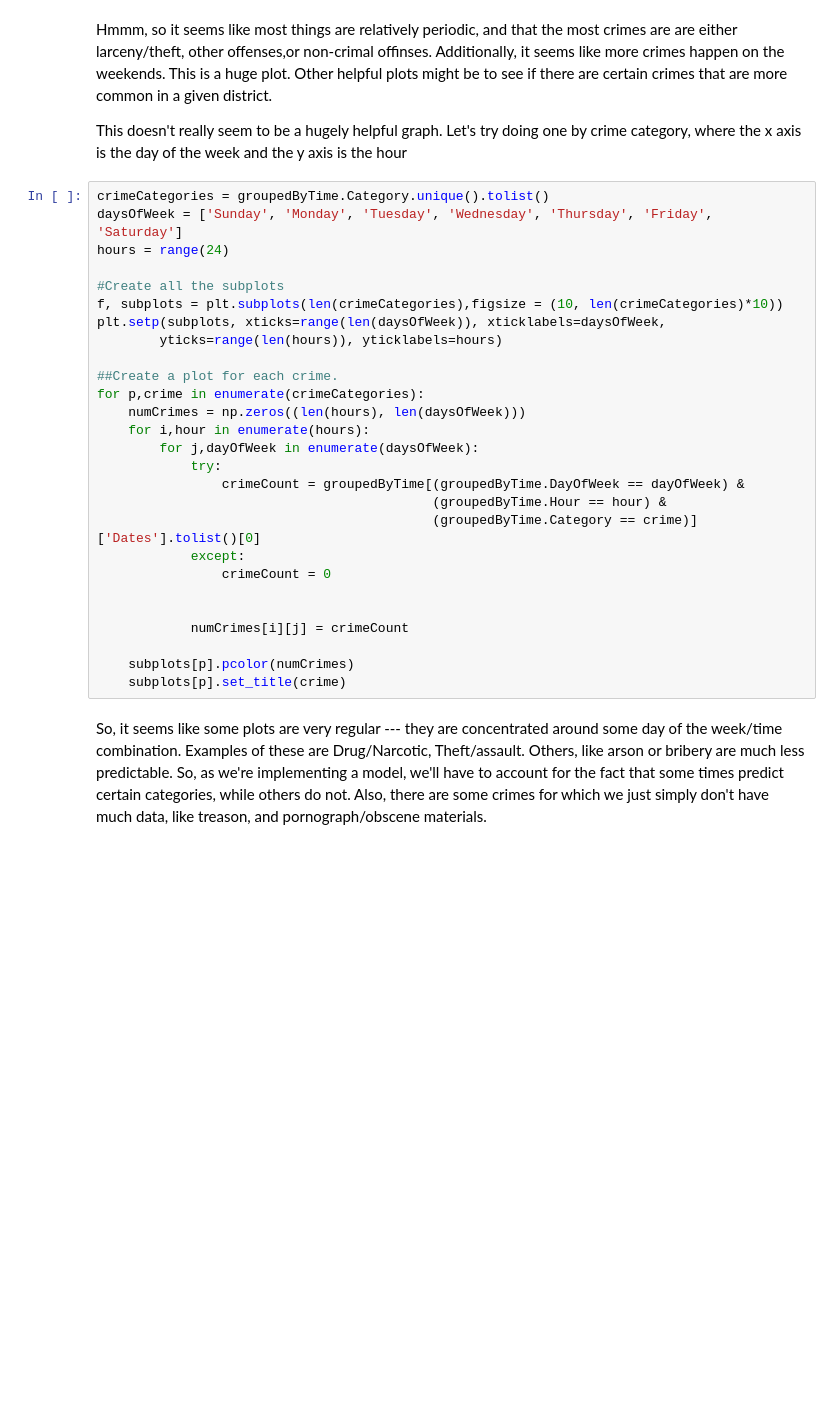
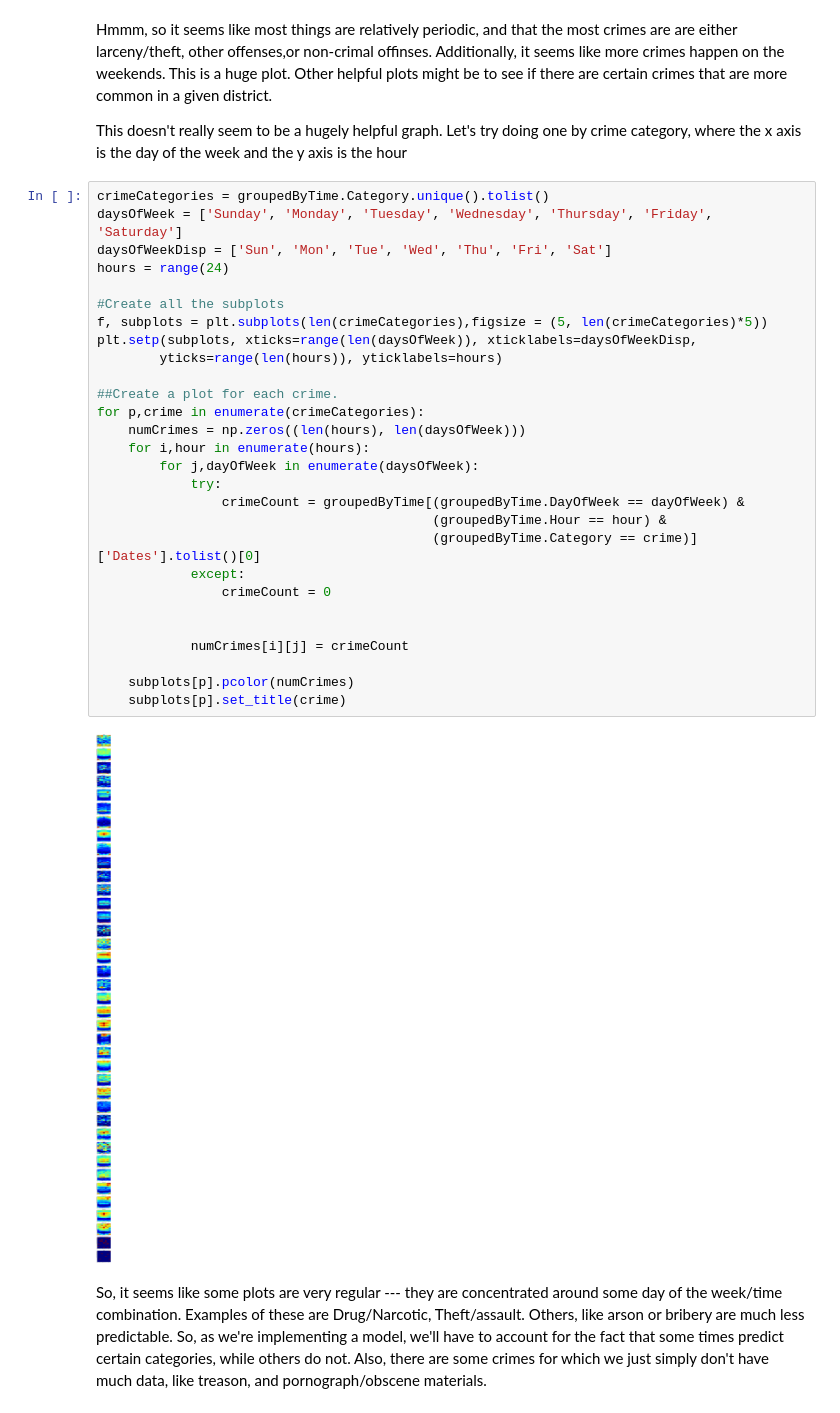
Before and after one commit to paulruvolo/DataScience16CYOA, a Jupyter notebook: Data Exploration - Sophia.ipynb, the cells around one changed output. Cells and saved outputs as stored; diff of their text form; blank space fills up the shorter version.

```diff
--- a/Data Exploration - Sophia.ipynb
+++ b/Data Exploration - Sophia.ipynb
@@ -288,29 +288,32 @@ This doesn't really seem to be a hugely helpful graph. Let's try doing one by cr
 # %%
 crimeCategories = groupedByTime.Category.unique().tolist()
 daysOfWeek = ['Sunday', 'Monday', 'Tuesday', 'Wednesday', 'Thursday', 'Friday', 'Saturday']
+daysOfWeekDisp = ['Sun', 'Mon', 'Tue', 'Wed', 'Thu', 'Fri', 'Sat']
 hours = range(24)
 
 #Create all the subplots
-f, subplots = plt.subplots(len(crimeCategories),figsize = (10, len(crimeCategories)*10))
-plt.setp(subplots, xticks=range(len(daysOfWeek)), xticklabels=daysOfWeek,
+f, subplots = plt.subplots(len(crimeCategories),figsize = (5, len(crimeCategories)*5))
+plt.setp(subplots, xticks=range(len(daysOfWeek)), xticklabels=daysOfWeekDisp,
         yticks=range(len(hours)), yticklabels=hours)
 
 ##Create a plot for each crime.
 for p,crime in enumerate(crimeCategories):
     numCrimes = np.zeros((len(hours), len(daysOfWeek)))
     for i,hour in enumerate(hours):
         for j,dayOfWeek in enumerate(daysOfWeek):
             try:
                 crimeCount = groupedByTime[(groupedByTime.DayOfWeek == dayOfWeek) &
                                            (groupedByTime.Hour == hour) &
                                            (groupedByTime.Category == crime)]['Dates'].tolist()[0]
             except:
                 crimeCount = 0
 
 
             numCrimes[i][j] = crimeCount
 
     subplots[p].pcolor(numCrimes)
     subplots[p].set_title(crime)
+# %% [output]
+[figure, added]
 # %% [markdown]
 So, it seems like some plots are very regular --- they are concentrated around some day of the week/time combination. Examples of these are Drug/Narcotic, Theft/assault. Others, like arson or bribery are much less predictable. So, as we're implementing a model, we'll have to account for the fact that some times predict certain categories, while others do not. Also, there are some crimes for which we just simply don't have much data, like treason, and pornograph/obscene materials.
```
Also changed, not shown: 3 other files.
